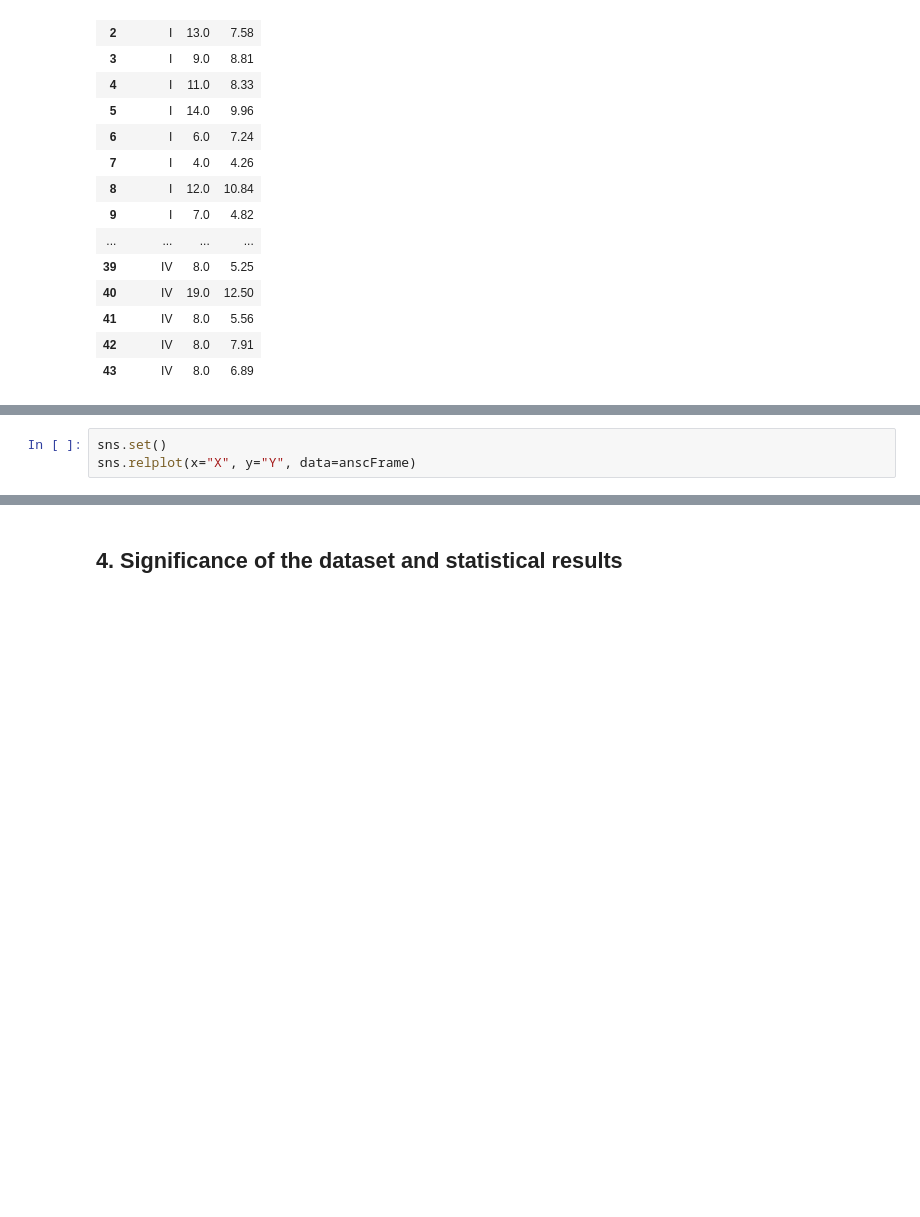
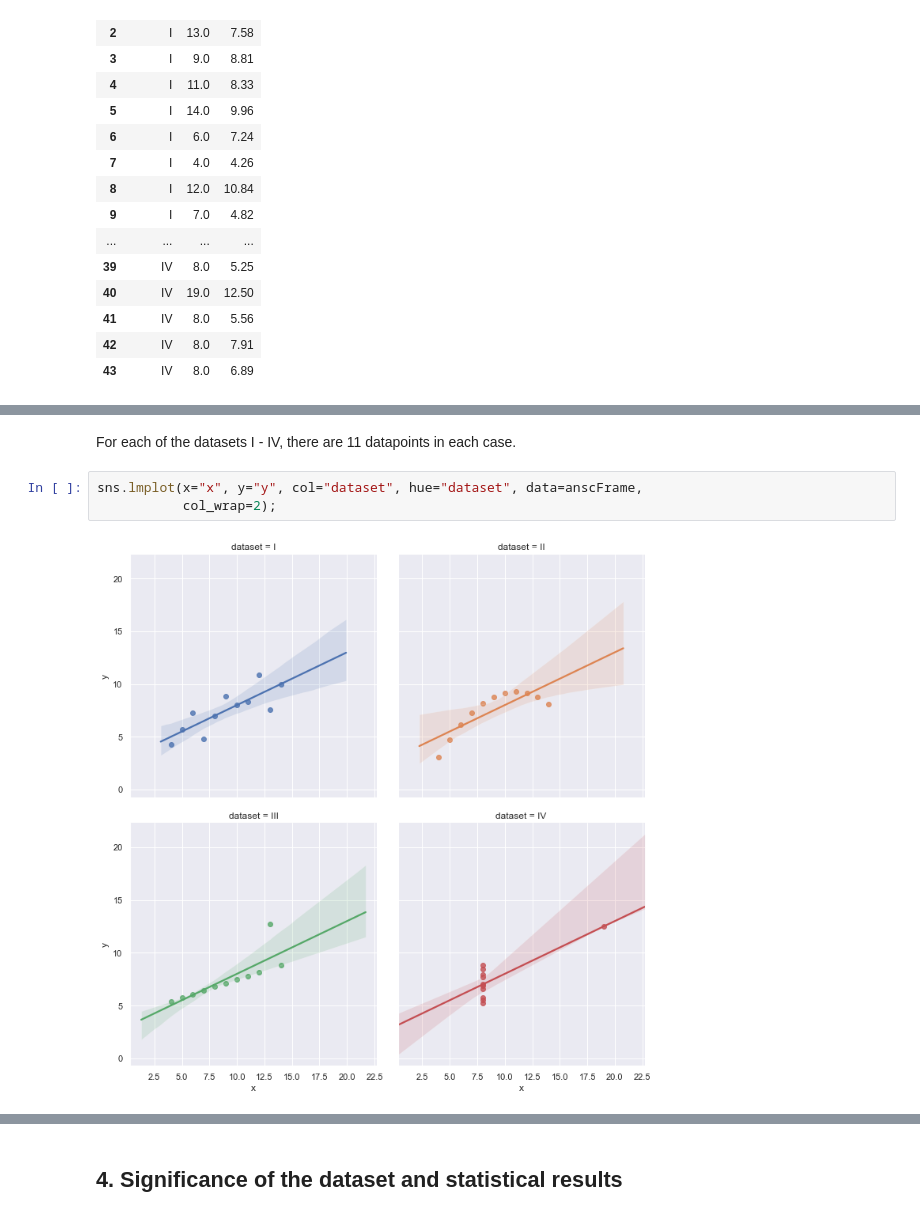
Before and after one commit to rhiggins2308/anscombe-investigation, a Jupyter notebook: Anscombe's Quartet Dataset Investigation.ipynb, the cells around one changed output, grey strips where cells are left out. Saved outputs shown, nothing was run; the diff lists cells and outputs as text; blank space fills up the shorter version.

Commit message:
Plots and Stats

```diff
--- a/Anscombe's Quartet Dataset Investigation.ipynb
+++ b/Anscombe's Quartet Dataset Investigation.ipynb
@@ -52,3 +51,0 @@ From the above output, it is clear that the datasate consists of 44 datapoints,
-# %%
-sns.set()
-sns.relplot(x="X", y="Y", data=anscFrame)
@@ -58,0 +61,7 @@ AttributeError: module 'seaborn' has no attribute 'relplot'
+# %% [markdown]
+For each of the datasets I - IV, there are 11 datapoints in each case.
+# %%
+sns.lmplot(x="x", y="y", col="dataset", hue="dataset", data=anscFrame,
+           col_wrap=2);
+# %% [output]
+[figure, added]
```
Also changed, not shown: parts of 8 cells of this notebook.
